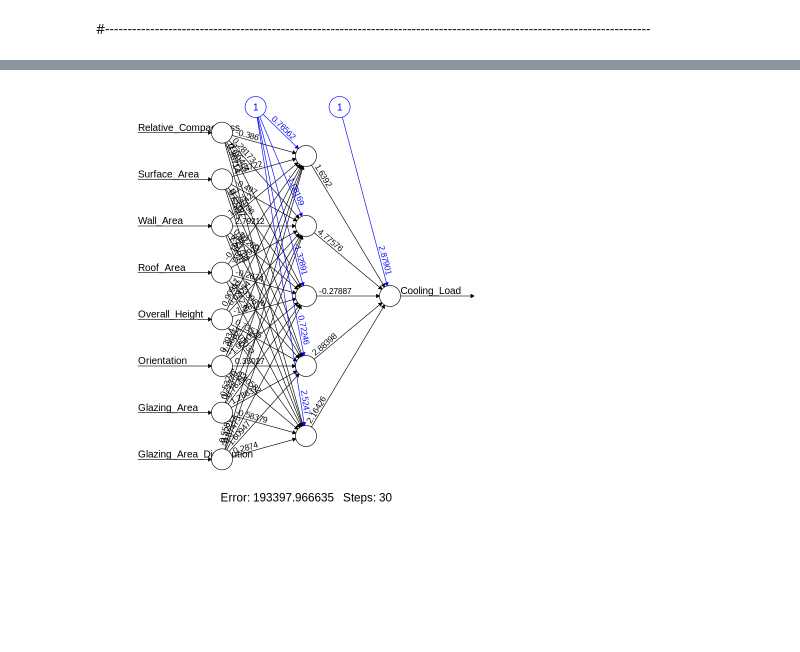
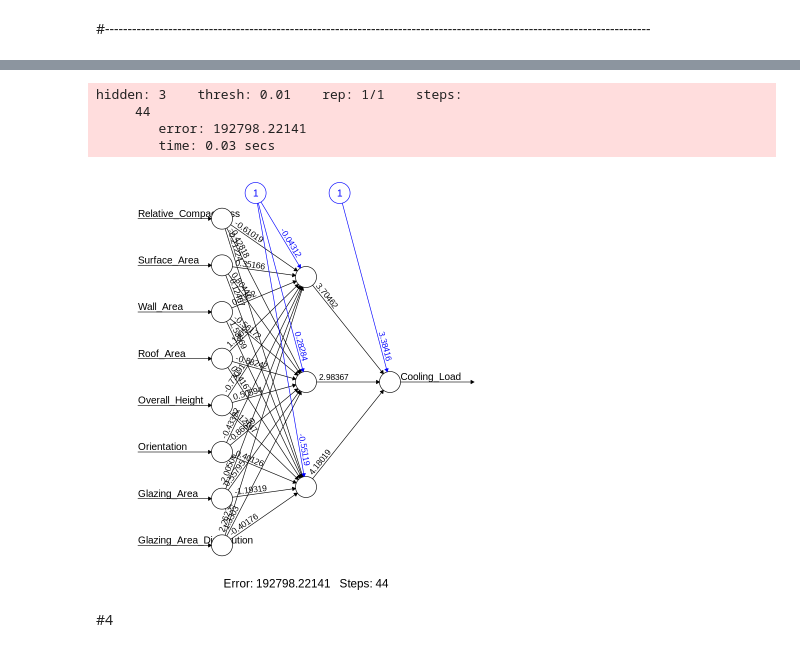
Before and after one commit to Viktory4121/MME, a Jupyter notebook: lab4.ipynb, the cells around one changed output, grey strips where cells are left out. Cells and saved outputs as stored; diff of their text form; code cells hidden in the pictures; blank space fills up the shorter version.

```diff
--- a/lab4.ipynb
+++ b/lab4.ipynb
@@ -161,7 +162,13 @@ nlm_y2 <- nlm(f = Cooling_Load ~ Relative_Compactness + Surface_Area
             + Glazing_Area + Glazing_Area_Distribution, data = train, p = c(0.0, 0.0, 0.0, 0.0, 0.0, 0.0, 0.0, 0.0))
 summary(nlm_y2)
 # %%
-neuralnet_y2 <- neuralnet(Cooling_Load ~.-Heating_Load, data = train, hidden = 5, linear.output = FALSE)
+neuralnet_y2 <- neuralnet(Cooling_Load ~.-Heating_Load, data = train, hidden = 3, linear.output = FALSE, lifesign = "full", stepmax = 1000000000)
 plot(neuralnet_y2, rep = 1)
 # %% [output]
+hidden: 3    thresh: 0.01    rep: 1/1    steps:
+     44
+        error: 192798.22141
+        time: 0.03 secs
-[figure, old version]
+[figure, new version]
+# %% [markdown]
+#4
```
Also changed, not shown: parts of 10 cells of this notebook.
